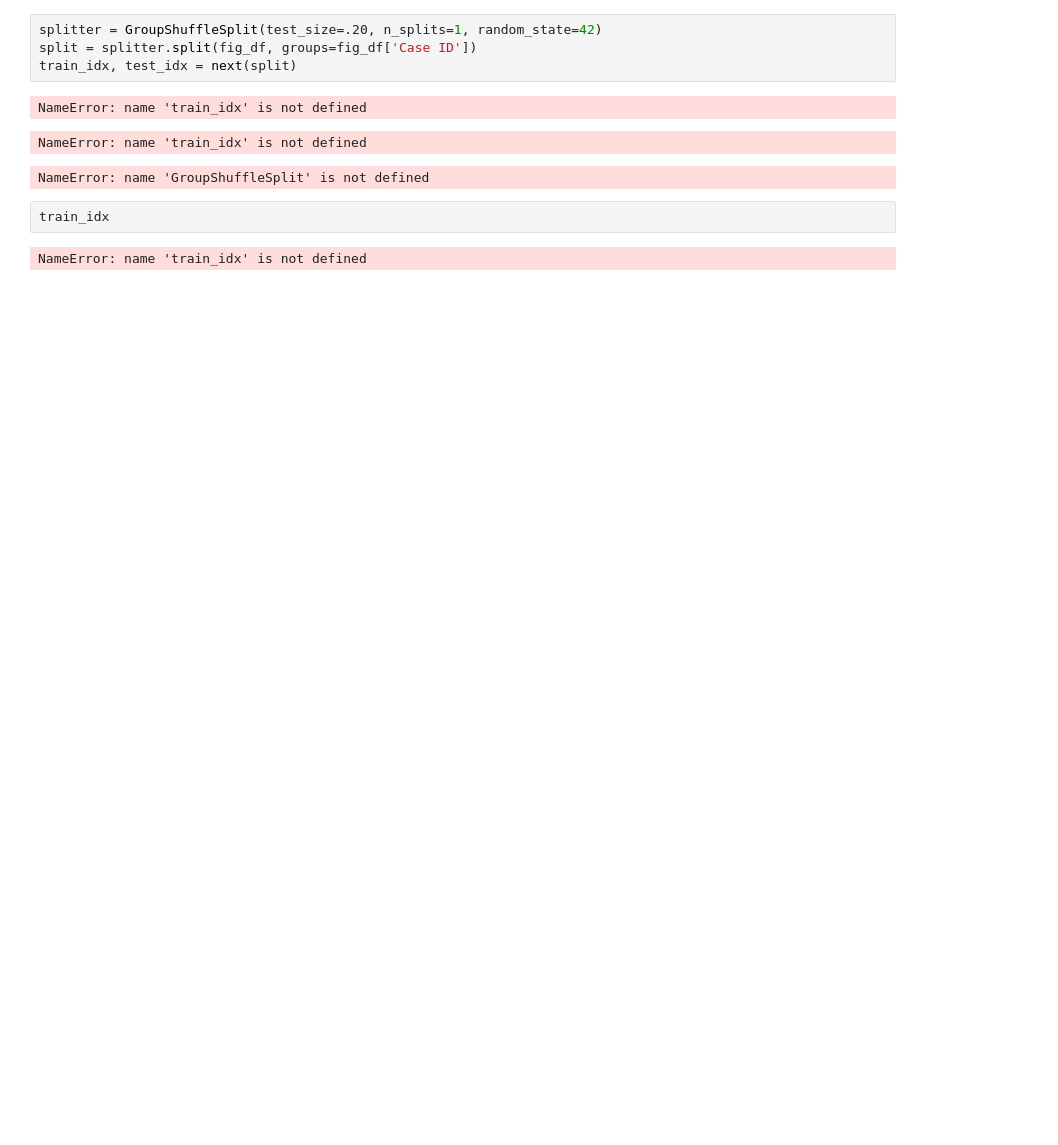
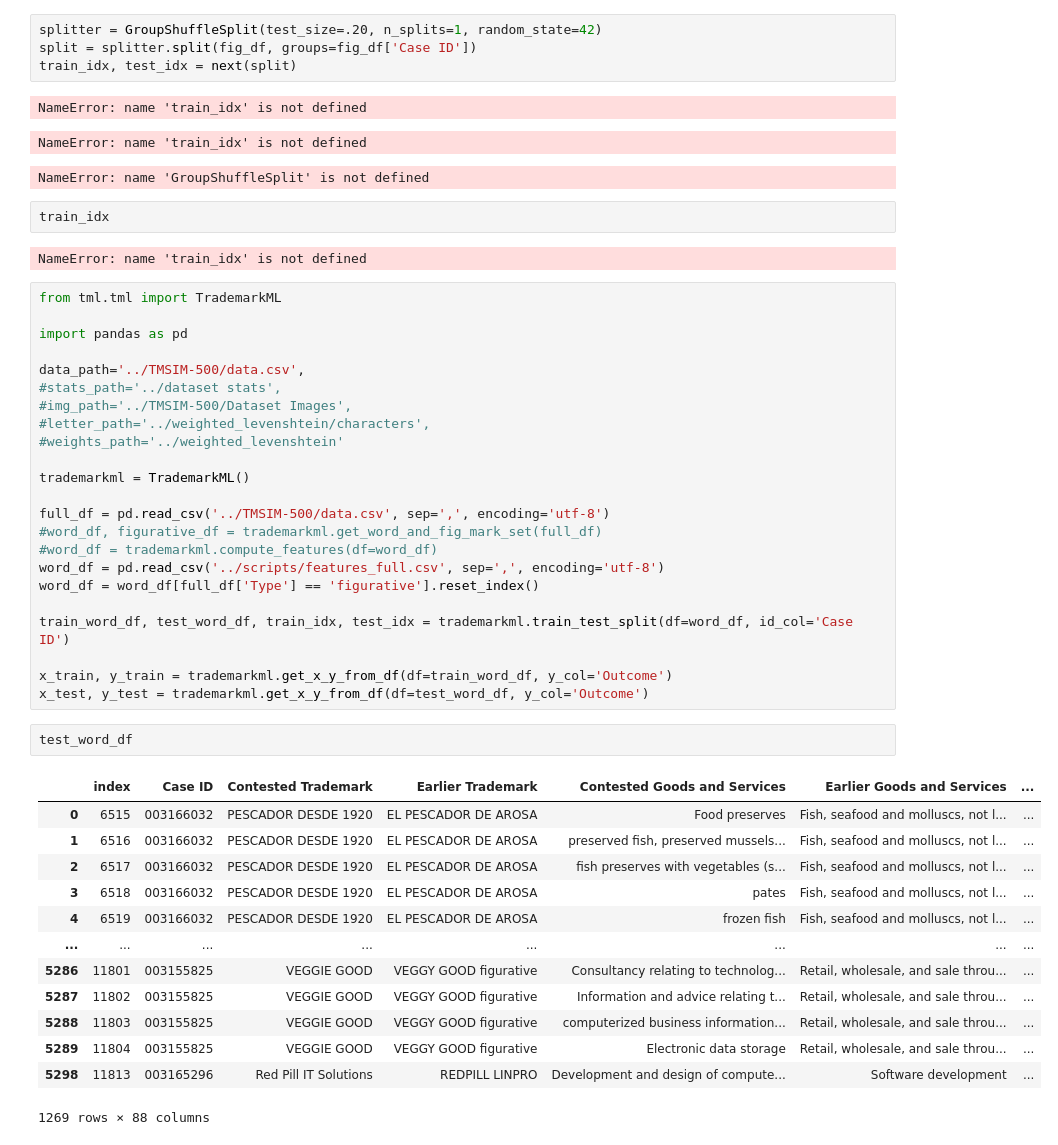
Before and after one commit to maxhaller/TrademarkML, a Jupyter notebook: notebooks/ml experiments.ipynb, the cells around one changed output. Drawn from its saved outputs; the diff is of its cells as text; blank space fills up the shorter version.

```diff
--- a/notebooks/ml experiments.ipynb
+++ b/notebooks/ml experiments.ipynb
@@ -433,3 +433,42 @@ NameError: name 'GroupShuffleSplit' is not defined
 train_idx
 # %% [output]
 NameError: name 'train_idx' is not defined
+# %%
+from tml.tml import TrademarkML
+
+import pandas as pd
+
+data_path='../TMSIM-500/data.csv',
+#stats_path='../dataset stats',
+#img_path='../TMSIM-500/Dataset Images',
+#letter_path='../weighted_levenshtein/characters',
+#weights_path='../weighted_levenshtein'
+
+trademarkml = TrademarkML()
+
+full_df = pd.read_csv('../TMSIM-500/data.csv', sep=',', encoding='utf-8')
+#word_df, figurative_df = trademarkml.get_word_and_fig_mark_set(full_df)
+#word_df = trademarkml.compute_features(df=word_df)
+word_df = pd.read_csv('../scripts/features_full.csv', sep=',', encoding='utf-8')
+word_df = word_df[full_df['Type'] == 'figurative'].reset_index()
+
+train_word_df, test_word_df, train_idx, test_idx = trademarkml.train_test_split(df=word_df, id_col='Case ID')
+
+x_train, y_train = trademarkml.get_x_y_from_df(df=train_word_df, y_col='Outcome')
+x_test, y_test = trademarkml.get_x_y_from_df(df=test_word_df, y_col='Outcome')
+# %%
+test_word_df
+# %% [output]
+|  | index | Case ID | Contested Trademark | Earlier Trademark | Contested Goods and Services | Earlier Goods and Services | ... |
+| 0 | 6515 | 003166032 | PESCADOR DESDE 1920 | EL PESCADOR DE AROSA | Food preserves | Fish, seafood and molluscs, not l... | ... |
+| 1 | 6516 | 003166032 | PESCADOR DESDE 1920 | EL PESCADOR DE AROSA | preserved fish, preserved mussels... | Fish, seafood and molluscs, not l... | ... |
+| 2 | 6517 | 003166032 | PESCADOR DESDE 1920 | EL PESCADOR DE AROSA | fish preserves with vegetables (s... | Fish, seafood and molluscs, not l... | ... |
+| 3 | 6518 | 003166032 | PESCADOR DESDE 1920 | EL PESCADOR DE AROSA | pates | Fish, seafood and molluscs, not l... | ... |
+| 4 | 6519 | 003166032 | PESCADOR DESDE 1920 | EL PESCADOR DE AROSA | frozen fish | Fish, seafood and molluscs, not l... | ... |
+| ... | ... | ... | ... | ... | ... | ... | ... |
+| 5286 | 11801 | 003155825 | VEGGIE GOOD | VEGGY GOOD figurative | Consultancy relating to technolog... | Retail, wholesale, and sale throu... | ... |
+| 5287 | 11802 | 003155825 | VEGGIE GOOD | VEGGY GOOD figurative | Information and advice relating t... | Retail, wholesale, and sale throu... | ... |
+| 5288 | 11803 | 003155825 | VEGGIE GOOD | VEGGY GOOD figurative | computerized business information... | Retail, wholesale, and sale throu... | ... |
+| 5289 | 11804 | 003155825 | VEGGIE GOOD | VEGGY GOOD figurative | Electronic data storage | Retail, wholesale, and sale throu... | ... |
+| 5298 | 11813 | 003165296 | Red Pill IT Solutions | REDPILL LINPRO | Development and design of compute... | Software development | ... |
+1269 rows × 88 columns
```
Also changed, not shown: 2 other files.
